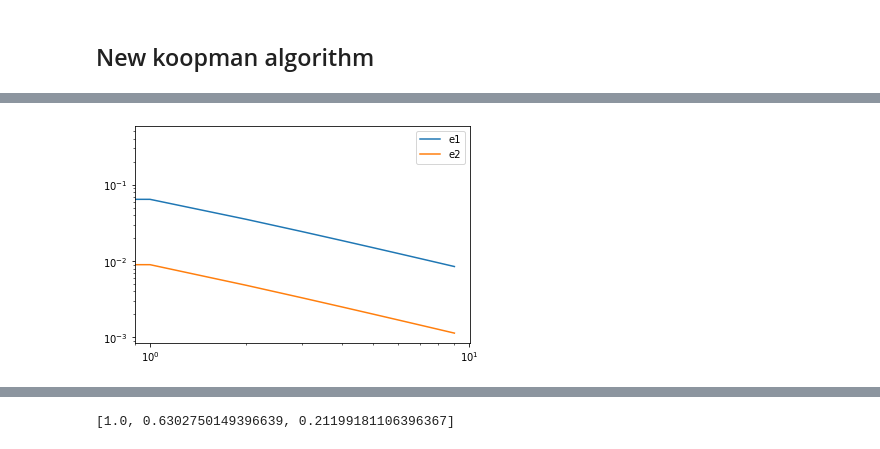
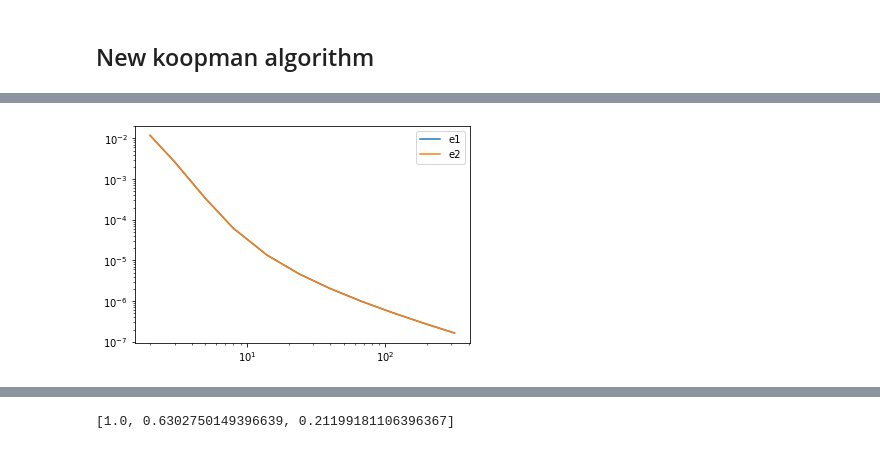
Before and after one commit to axsk/augmented-jump-chain, a Jupyter notebook: ajctest.ipynb, the cells around one changed output, grey strips where cells are left out. Saved outputs shown, nothing was run; the diff lists cells and outputs as text; code cells hidden in the pictures.

Commit message:
rework koopman functions, consistent error check in notebook

```diff
--- a/ajctest.ipynb
+++ b/ajctest.ipynb
@@ -13,8 +13,8 @@ def simpleq(n):
     return Q
 # %%
 nx = 3
-nt = 100
-dt = 0.01
+nt = 5
+dt = 0.1
 
 dts = np.array([dt for i in range(nt)])
 #dts[-1] = 100
@@ -29,10 +29,10 @@ array([[-1.,  1.,  0.],
        [ 0.,  1., -1.]])
 [figure]
 # %%
-j1 = ajc.AJCGalerkin(Qs, dts)
+j = ajc.AJCGalerkin(Qs, dts)
 plt.title("jump operator matrix")
 plt.xlabel("spacetime to")
 plt.ylabel("spacetime from")
-plt.imshow(j1.km)
+plt.imshow(j.km)
 # %% [output]
 <matplotlib.image.AxesImage at 0x...>
@@ -134,4 +86,0 @@ array([0.32278014, 0.37433919, 0.32278014])
-# %%
-K2 = c2[:nx, :nx]
-plt.imshow(K2)
-K2
@@ -149,35 +87,31 @@ np.shape([[1,2,3],[4,5,6]])
 # %%
-from scipy.linalg import expm
-
-def approx_error(nt):
-    nx = 3
+def approx_error2(nt):
+    nx =4
     tmax = 1
     dt = tmax / nt
 
     dts = np.array([dt for i in range(nt)])
-    Qs = np.dstack([simpleq(nx) for i in range(nt)])
+    dts=np.append(dts, 0.00001)
+    nt = nt+1
+
+    Qs = np.dstack([20*simpleq(nx) for i in range(nt)])
     j = ajc.AJCGalerkin(Qs, dts)
 
-    K = expm(Qs[:,:,0]*nt*dt)
+    K = j.koopman_exp()
+    K1 = j.koopman_committor()
+    K2 = j.koopman_augmented()
 
-    inds_bnd = np.zeros(nx*nt, dtype=bool)
-    inds_bnd[-nx:] = True
-    g = np.zeros(nx)
-    g[1] = 1
-    c1 = j.unflatten(j.commitor(g, inds_bnd))
-    K1 = c1[:,0]
-
-    e1 = np.max(abs(K1 - K[:,1]))
-
-    c2 = j.koopman_commitor()
-    K2 = c2[:nx, :nx]
-    e2 = np.max(abs(K2 - K))
+    e1 = np.linalg.norm(K1-K)
+    e2 = np.linalg.norm(K2-K)
 
     return e1, e2, K, K1, K2
 
-[a,b] = plt.plot([approx_error(i)[0:2] for i in np.arange(2,100,10)])
+ns = np.hstack([[2], np.logspace(0.5, 2.5, 10)]).astype(int)
+errors = [approx_error2(i) for i in ns]
+
+[a,b] = plt.plot(ns, [e[0:2] for e in errors])
 plt.legend([a,b], ["e1","e2"])
 plt.yscale("log")
 plt.xscale("log")
 # %% [output]
-[figure, old version]
+[figure, new version]
```
Also changed, not shown: parts of 21 cells of this notebook, 1 other file.
